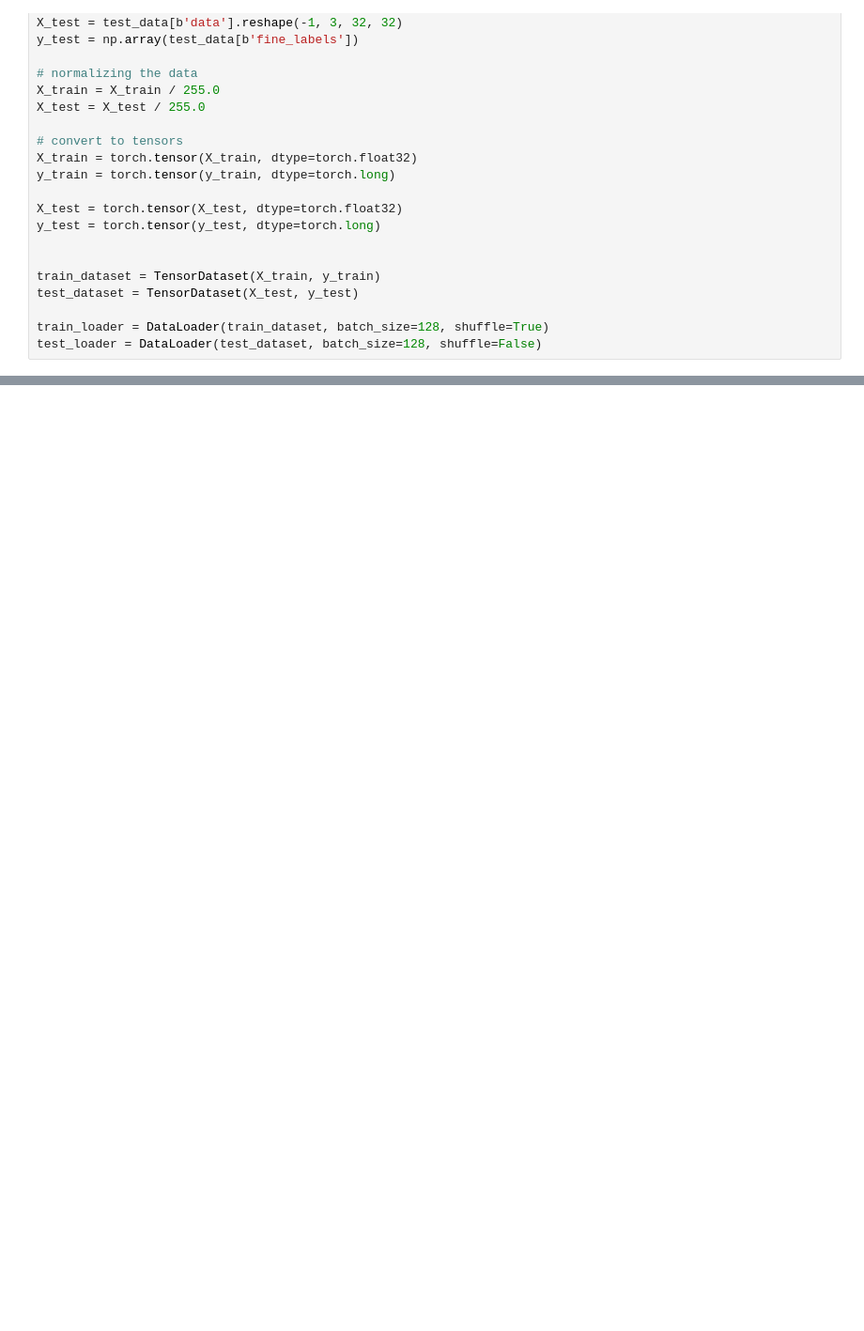
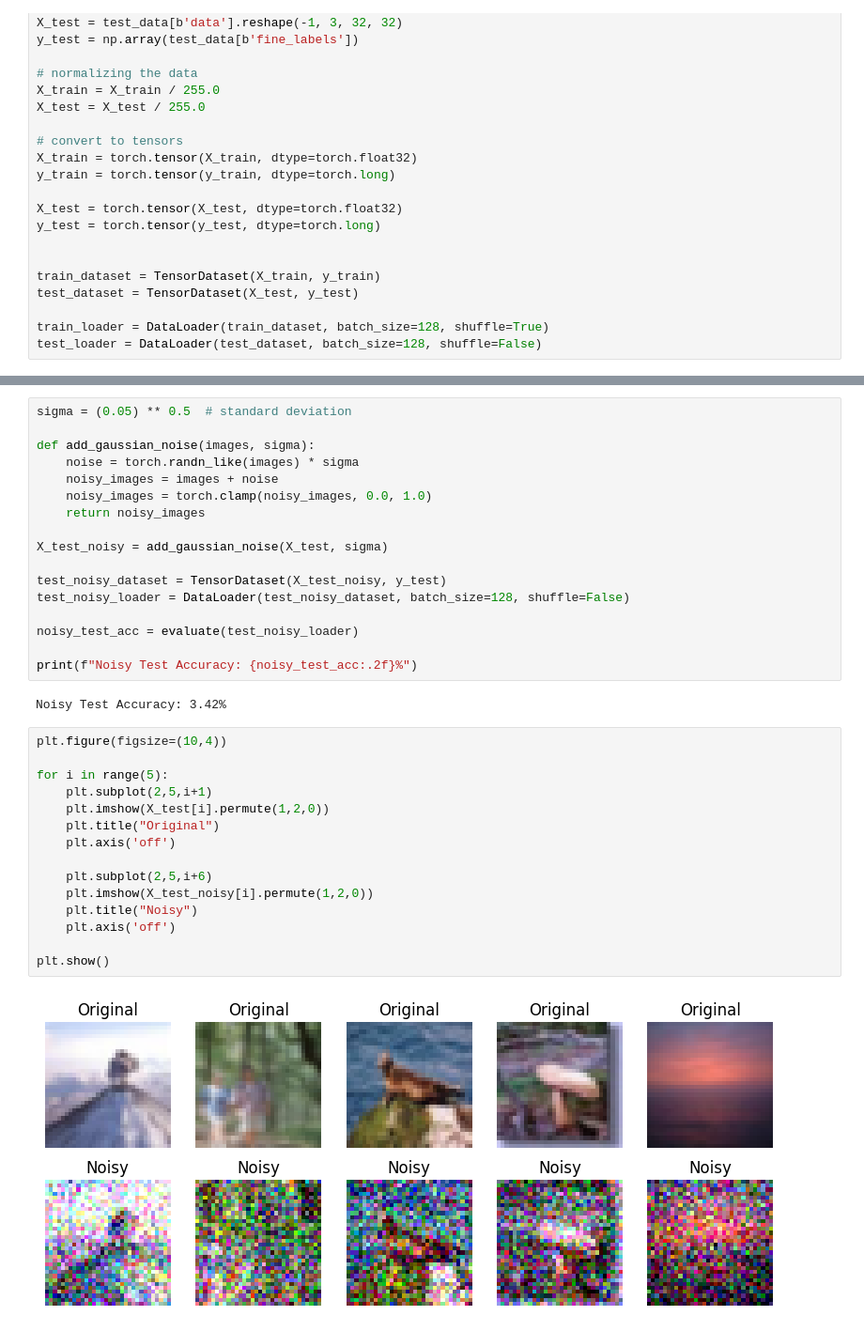
Before and after one commit to sumedhpuri/i_was_bored, a Jupyter notebook: machine_learning/deep_learning_assignment_1.ipynb, the cells around one changed output, grey strips where cells are left out. Shown at 94% size. Drawn from its saved outputs; the diff is of its cells as text; blank space fills up the shorter version.

```diff
--- a/machine_learning/deep_learning_assignment_1.ipynb
+++ b/machine_learning/deep_learning_assignment_1.ipynb
@@ -203,0 +249,36 @@ for epoch in range(20):
+# %%
+sigma = (0.05) ** 0.5  # standard deviation
+
+def add_gaussian_noise(images, sigma):
+    noise = torch.randn_like(images) * sigma
+    noisy_images = images + noise
+    noisy_images = torch.clamp(noisy_images, 0.0, 1.0)
+    return noisy_images
+
+X_test_noisy = add_gaussian_noise(X_test, sigma)
+
+test_noisy_dataset = TensorDataset(X_test_noisy, y_test)
+test_noisy_loader = DataLoader(test_noisy_dataset, batch_size=128, shuffle=False)
+
+noisy_test_acc = evaluate(test_noisy_loader)
+
+print(f"Noisy Test Accuracy: {noisy_test_acc:.2f}%")
+# %% [output]
+Noisy Test Accuracy: 3.42%
+# %%
+plt.figure(figsize=(10,4))
+
+for i in range(5):
+    plt.subplot(2,5,i+1)
+    plt.imshow(X_test[i].permute(1,2,0))
+    plt.title("Original")
+    plt.axis('off')
+
+    plt.subplot(2,5,i+6)
+    plt.imshow(X_test_noisy[i].permute(1,2,0))
+    plt.title("Noisy")
+    plt.axis('off')
+
+plt.show()
+# %% [output]
+[figure, added]
```
Also changed, not shown: parts of 9 cells of this notebook.
